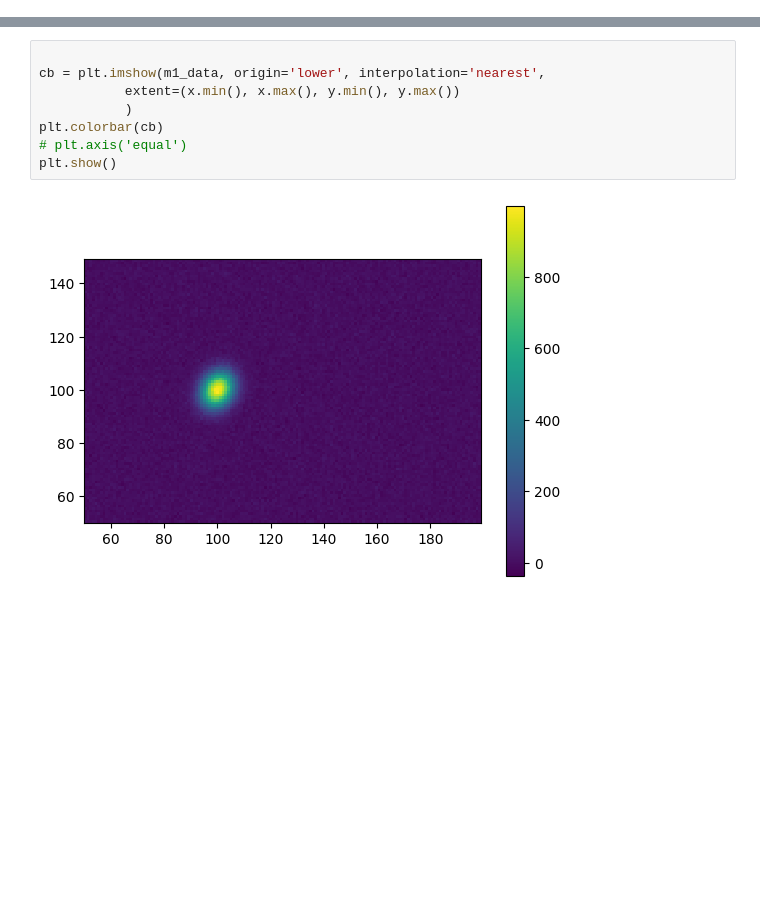
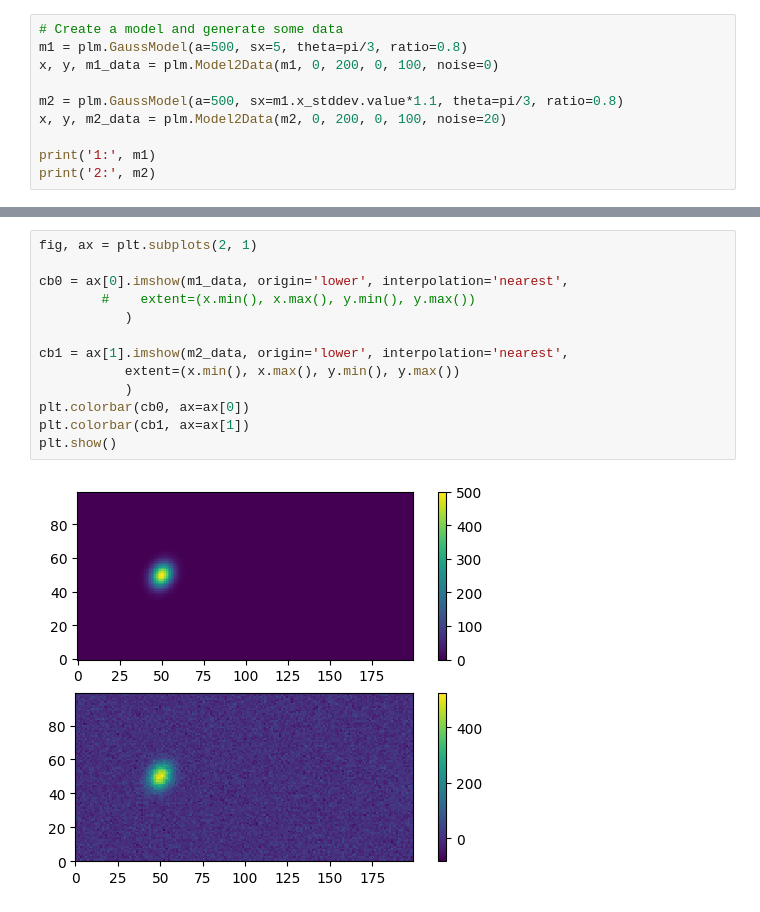
Before and after one commit to AlexeySergeyev/grow_gaussian, a Jupyter notebook: demo.ipynb, the cells around one changed output, grey strips where cells are left out. Drawn from its saved outputs; the diff is of its cells as text; blank space fills up the shorter version.

```diff
--- a/demo.ipynb
+++ b/demo.ipynb
@@ -17,0 +14,10 @@ m1_data += np.random.normal(0, 10, m1_data.shape)
+# %%
+# Create a model and generate some data
+m1 = plm.GaussModel(a=500, sx=5, theta=pi/3, ratio=0.8)
+x, y, m1_data = plm.Model2Data(m1, 0, 200, 0, 100, noise=0)
+
+m2 = plm.GaussModel(a=500, sx=m1.x_stddev.value*1.1, theta=pi/3, ratio=0.8)
+x, y, m2_data = plm.Model2Data(m2, 0, 200, 0, 100, noise=20)
+
+print('1:', m1)
+print('2:', m2)
@@ -18,10 +41,15 @@ m1_data += np.random.normal(0, 10, m1_data.shape)
 # %%
+fig, ax = plt.subplots(2, 1)
 
-cb = plt.imshow(m1_data, origin='lower', interpolation='nearest',
+cb0 = ax[0].imshow(m1_data, origin='lower', interpolation='nearest',
+        #    extent=(x.min(), x.max(), y.min(), y.max())
+           )
+
+cb1 = ax[1].imshow(m2_data, origin='lower', interpolation='nearest',
            extent=(x.min(), x.max(), y.min(), y.max())
            )
-plt.colorbar(cb)
-# plt.axis('equal')
+plt.colorbar(cb0, ax=ax[0])
+plt.colorbar(cb1, ax=ax[1])
 plt.show()
 # %% [output]
-[figure, old version]
+[figure, new version]
```
Also changed, not shown: parts of 10 cells of this notebook, 2 other files.
